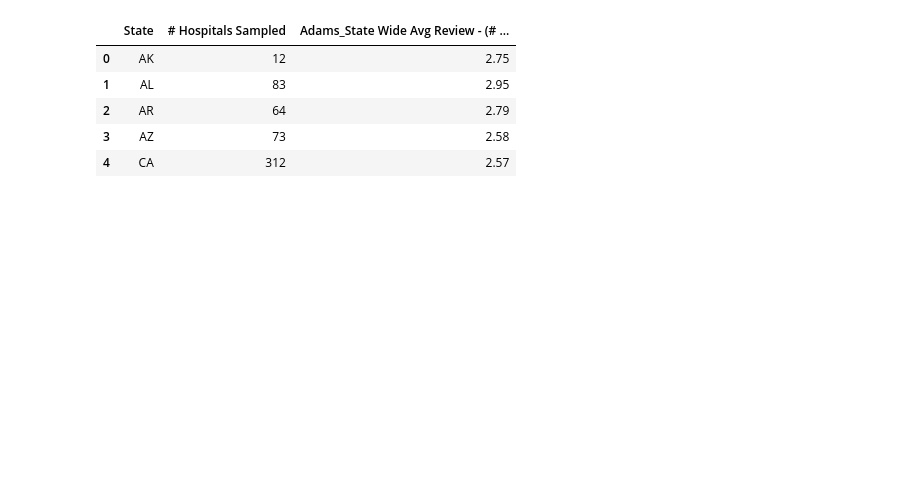
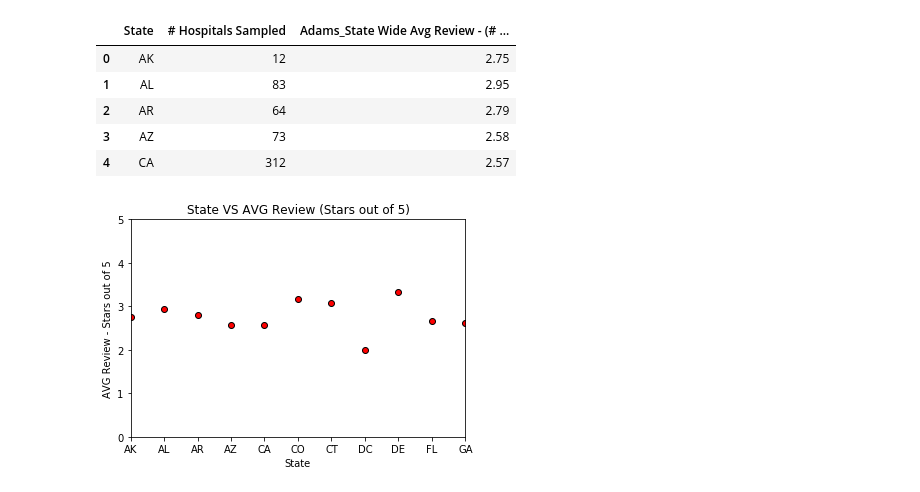
Before and after one commit to APK500/project-one, a Jupyter notebook: Hospital Reviews by City & Averages By State.ipynb, the cells around one changed output. Saved outputs shown, nothing was run; the diff lists cells and outputs as text; code cells hidden in the pictures; blank space fills up the shorter version.

```diff
--- a/Hospital Reviews by City & Averages By State.ipynb
+++ b/Hospital Reviews by City & Averages By State.ipynb
@@ -30,3 +32,22 @@ hospital_reviews.head()
 | 2 | AR | 64 | 2.79 |
 | 3 | AZ | 73 | 2.58 |
 | 4 | CA | 312 | 2.57 |
+# %%
+plt.scatter(hospital_reviews['State'], hospital_reviews['Adams_State Wide Avg Review - (# stars out of 5)'], marker="o", facecolors="red", edgecolors="black")
+
+# Set the upper and lower limits of our y axis
+plt.ylim(0,5)
+
+# Set the upper and lower limits of our x axis
+plt.xlim(0,10)
+
+# Create a title, x label, and y label for our chart
+plt.title("State VS AVG Review (Stars out of 5)")
+plt.xlabel("State")
+plt.ylabel("AVG Review - Stars out of 5")
+
+# Save an image of the chart and print to screen
+plt.savefig("State VS AVG Review of Hospitals.png")
+plt.show()
+# %% [output]
+[figure, added]
```
Also changed, not shown: parts of 1 cell of this notebook, 4 other files.
